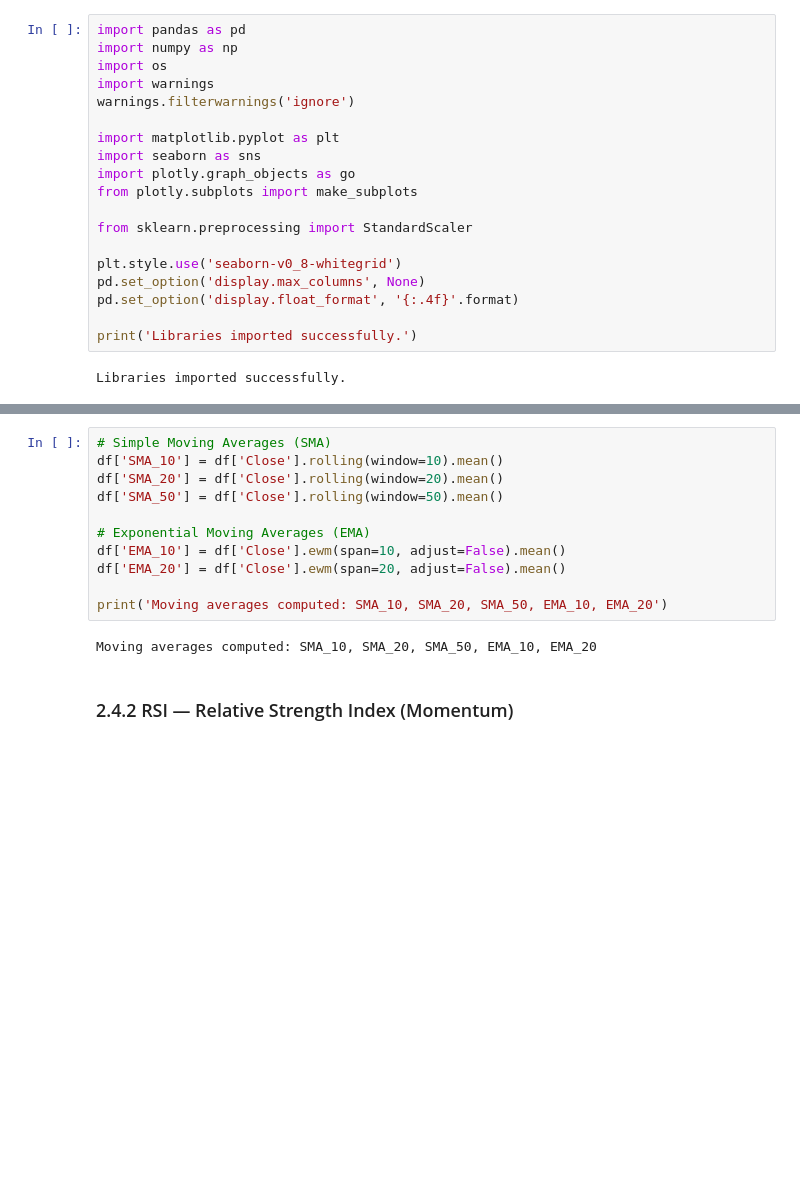
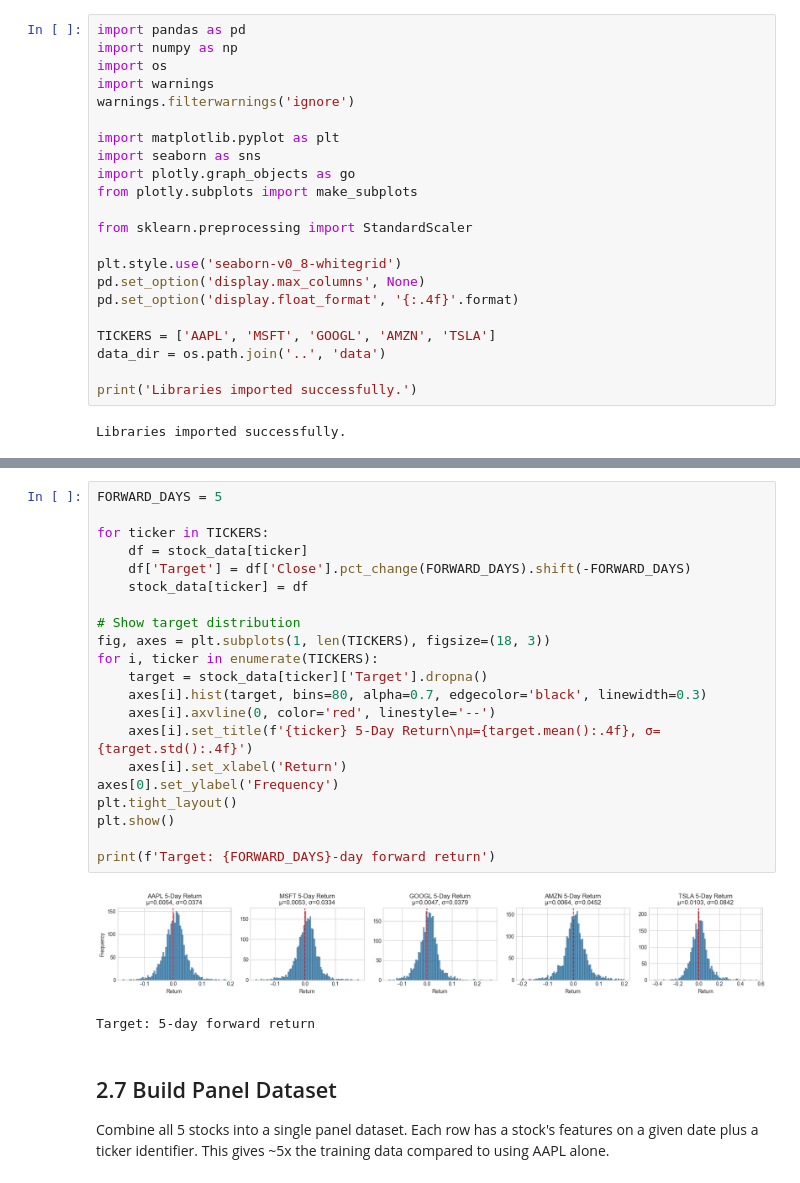
Before and after one commit to csdmichael/AIML-Capstone-Project-StockForecasting, a Jupyter notebook: notebooks/02_Data_Preprocessing.ipynb, the cells around one changed output, grey strips where cells are left out. Cells and saved outputs as stored; diff of their text form; blank space fills up the shorter version.

```diff
--- a/notebooks/02_Data_Preprocessing.ipynb
+++ b/notebooks/02_Data_Preprocessing.ipynb
@@ -36,6 +41,9 @@ plt.style.use('seaborn-v0_8-whitegrid')
 pd.set_option('display.max_columns', None)
 pd.set_option('display.float_format', '{:.4f}'.format)
 
+TICKERS = ['AAPL', 'MSFT', 'GOOGL', 'AMZN', 'TSLA']
+data_dir = os.path.join('..', 'data')
+
 print('Libraries imported successfully.')
 # %% [output]
 Libraries imported successfully.
@@ -164,16 +241,29 @@ We create technical indicator features commonly used in financial analysis and t
 # %%
-# Simple Moving Averages (SMA)
-df['SMA_10'] = df['Close'].rolling(window=10).mean()
-df['SMA_20'] = df['Close'].rolling(window=20).mean()
-df['SMA_50'] = df['Close'].rolling(window=50).mean()
+FORWARD_DAYS = 5
 
-# Exponential Moving Averages (EMA)
-df['EMA_10'] = df['Close'].ewm(span=10, adjust=False).mean()
-df['EMA_20'] = df['Close'].ewm(span=20, adjust=False).mean()
+for ticker in TICKERS:
+    df = stock_data[ticker]
+    df['Target'] = df['Close'].pct_change(FORWARD_DAYS).shift(-FORWARD_DAYS)
+    stock_data[ticker] = df
 
-print('Moving averages computed: SMA_10, SMA_20, SMA_50, EMA_10, EMA_20')
+# Show target distribution
+fig, axes = plt.subplots(1, len(TICKERS), figsize=(18, 3))
+for i, ticker in enumerate(TICKERS):
+    target = stock_data[ticker]['Target'].dropna()
+    axes[i].hist(target, bins=80, alpha=0.7, edgecolor='black', linewidth=0.3)
+    axes[i].axvline(0, color='red', linestyle='--')
+    axes[i].set_title(f'{ticker} 5-Day Return\nμ={target.mean():.4f}, σ={target.std():.4f}')
+    axes[i].set_xlabel('Return')
+axes[0].set_ylabel('Frequency')
+plt.tight_layout()
+plt.show()
+
+print(f'Target: {FORWARD_DAYS}-day forward return')
 # %% [output]
+[figure, added]
-Moving averages computed: SMA_10, SMA_20, SMA_50, EMA_10, EMA_20
+Target: 5-day forward return
 # %% [markdown]
-### 2.4.2 RSI — Relative Strength Index (Momentum)
+## 2.7 Build Panel Dataset
+
+Combine all 5 stocks into a single panel dataset. Each row has a stock's features on a given date plus a ticker identifier. This gives ~5x the training data compared to using AAPL alone.
 # %%
```
Also changed, not shown: parts of 35 cells of this notebook, 31 other files.
